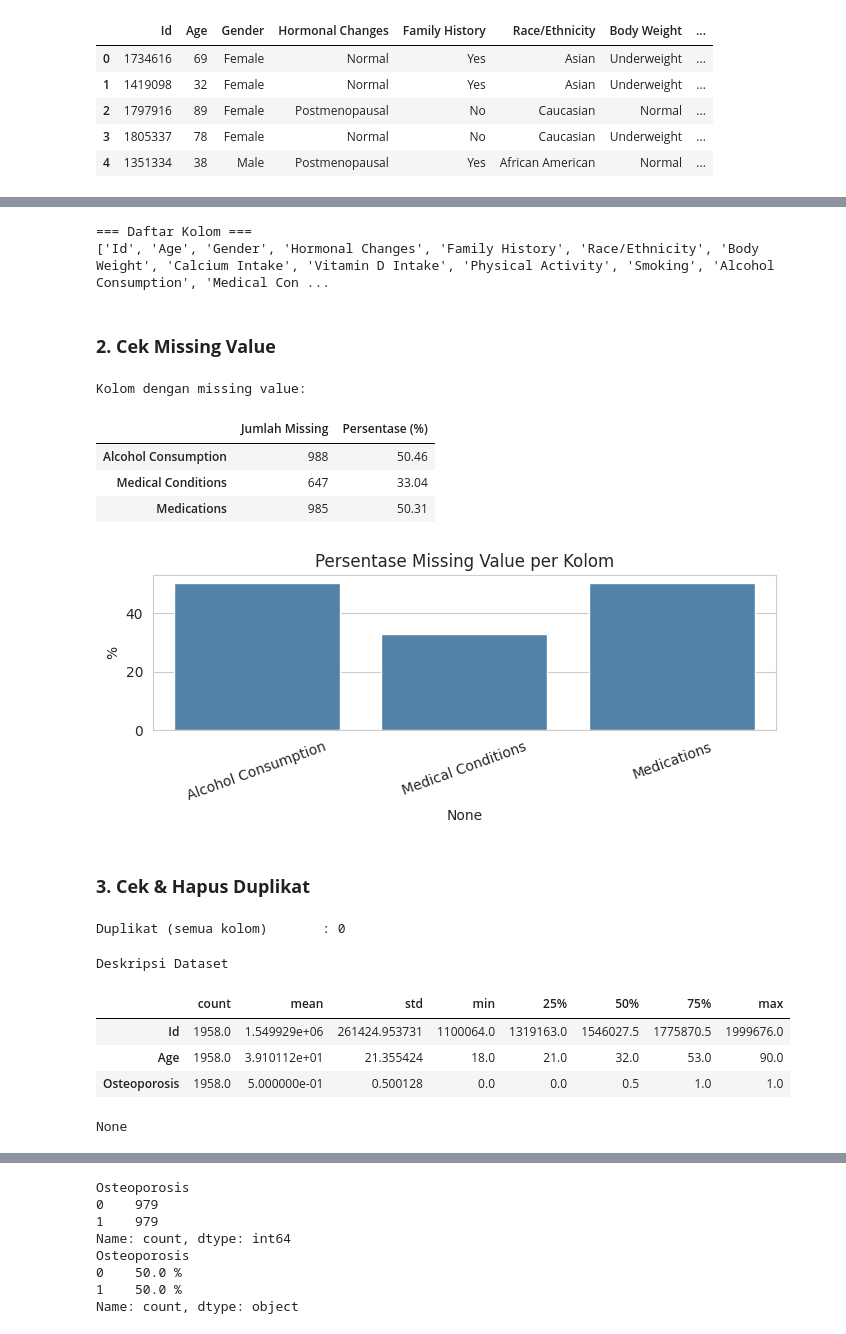
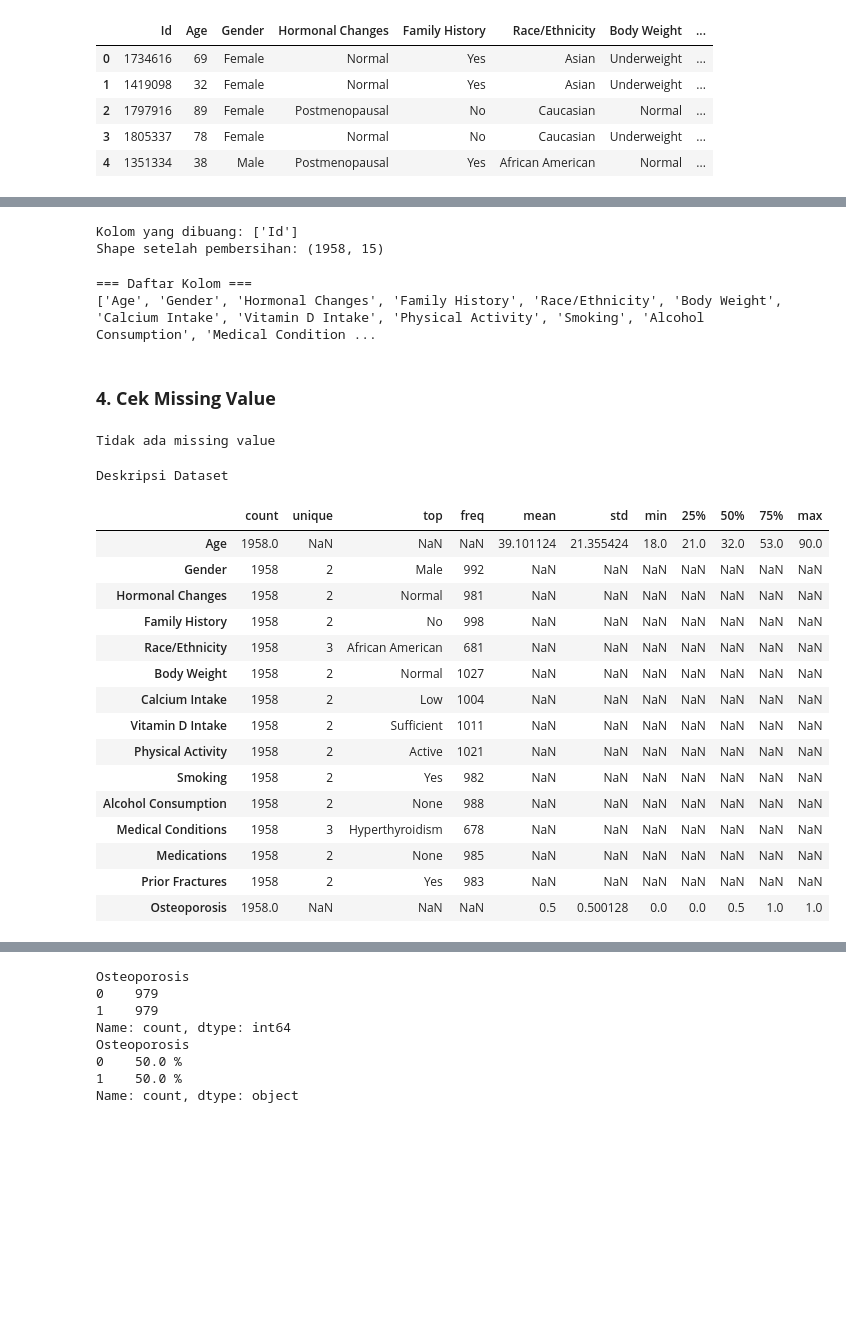
Before and after one commit to danishsuryarirta-create/Tugas_Akhir, a Jupyter notebook: Osteoporosis_TA.ipynb, the cells around one changed output, grey strips where cells are left out. Drawn from its saved outputs; the diff is of its cells as text; code cells hidden in the pictures; blank space fills up the shorter version.

```diff
--- a/Osteoporosis_TA.ipynb
+++ b/Osteoporosis_TA.ipynb
@@ -14,7 +14,7 @@ pd.set_option("display.max_columns", None)
 # %% [markdown]
 ## **Input Dataset**
 # %%
-df = pd.read_csv('osteoporosis.csv')
+df = pd.read_csv('osteoporosis.csv', keep_default_na=False)
 print(f'Shape dataset : {df.shape}')
 print(f'Jumlah baris  : {df.shape[0]:,}')
 print(f'Jumlah kolom  : {df.shape[1]}')
@@ -103,14 +113,27 @@ Medications               1
 Prior Fractures           2
 Osteoporosis              2
 dtype: int64
+# %%
+# Menghapus kolom Id jika masih ada
+df = df.drop(columns=['Id'], errors='ignore')
+
+# Mencari dan menghapus kolom yang hanya punya 1 nilai unik
+kolom_konstan = [col for col in df.columns if df[col].nunique() == 1]
+df = df.drop(columns=kolom_konstan, errors='ignore')
+
+print("\nKolom yang dibuang:", ['Id'] + kolom_konstan)
+print("Shape setelah pembersihan:", df.shape)
+# %% [output]
+Kolom yang dibuang: ['Id']
+Shape setelah pembersihan: (1958, 15)
 # %%
 print("\n=== Daftar Kolom ===")
 print(df.columns.tolist())
 # %% [output]
 === Daftar Kolom ===
-['Id', 'Age', 'Gender', 'Hormonal Changes', 'Family History', 'Race/Ethnicity', 'Body Weight', 'Calcium Intake', 'Vitamin D Intake', 'Physical Activity', 'Smoking', 'Alcohol Consumption', 'Medical Con ...
+['Age', 'Gender', 'Hormonal Changes', 'Family History', 'Race/Ethnicity', 'Body Weight', 'Calcium Intake', 'Vitamin D Intake', 'Physical Activity', 'Smoking', 'Alcohol Consumption', 'Medical Condition ...
 # %% [markdown]
-### **2. Cek Missing Value**
+### **4. Cek Missing Value**
 # %%
 missing = df.isnull().sum()
 missing_pct = (missing / len(df) * 100).round(2)
@@ -136,28 +159,26 @@ else:
     plt.tight_layout()
     plt.show()
 # %% [output]
-Kolom dengan missing value:
+Tidak ada missing value
-|  | Jumlah Missing | Persentase (%) |
-| Alcohol Consumption | 988 | 50.46 |
-| Medical Conditions | 647 | 33.04 |
-| Medications | 985 | 50.31 |
-[figure, removed]
-# %% [markdown]
-### **3. Cek & Hapus Duplikat**
-# %%
-# Duplikat berdasarkan seluruh kolom
-dup_all = df.duplicated().sum()
-print("Duplikat (semua kolom)       :", dup_all)
-# %% [output]
-Duplikat (semua kolom)       : 0
 # %%
 print("Deskripsi Dataset")
-print(display(df.describe().T))
+display(df.describe(include="all").T)
 # %% [output]
 Deskripsi Dataset
-|  | count | mean | std | min | 25% | 50% | 75% | max |
-| Id | 1958.0 | 1.549929e+06 | 261424.953731 | 1100064.0 | 1319163.0 | 1546027.5 | 1775870.5 | 1999676.0 |
-| Age | 1958.0 | 3.910112e+01 | 21.355424 | 18.0 | 21.0 | 32.0 | 53.0 | 90.0 |
-| Osteoporosis | 1958.0 | 5.000000e-01 | 0.500128 | 0.0 | 0.0 | 0.5 | 1.0 | 1.0 |
+|  | count | unique | top | freq | mean | std | min | 25% | 50% | 75% | max |
+| Age | 1958.0 | NaN | NaN | NaN | 39.101124 | 21.355424 | 18.0 | 21.0 | 32.0 | 53.0 | 90.0 |
+| Gender | 1958 | 2 | Male | 992 | NaN | NaN | NaN | NaN | NaN | NaN | NaN |
+| Hormonal Changes | 1958 | 2 | Normal | 981 | NaN | NaN | NaN | NaN | NaN | NaN | NaN |
+| Family History | 1958 | 2 | No | 998 | NaN | NaN | NaN | NaN | NaN | NaN | NaN |
+| Race/Ethnicity | 1958 | 3 | African American | 681 | NaN | NaN | NaN | NaN | NaN | NaN | NaN |
+| Body Weight | 1958 | 2 | Normal | 1027 | NaN | NaN | NaN | NaN | NaN | NaN | NaN |
+| Calcium Intake | 1958 | 2 | Low | 1004 | NaN | NaN | NaN | NaN | NaN | NaN | NaN |
+| Vitamin D Intake | 1958 | 2 | Sufficient | 1011 | NaN | NaN | NaN | NaN | NaN | NaN | NaN |
+| Physical Activity | 1958 | 2 | Active | 1021 | NaN | NaN | NaN | NaN | NaN | NaN | NaN |
+| Smoking | 1958 | 2 | Yes | 982 | NaN | NaN | NaN | NaN | NaN | NaN | NaN |
+| Alcohol Consumption | 1958 | 2 | None | 988 | NaN | NaN | NaN | NaN | NaN | NaN | NaN |
+| Medical Conditions | 1958 | 3 | Hyperthyroidism | 678 | NaN | NaN | NaN | NaN | NaN | NaN | NaN |
+| Medications | 1958 | 2 | None | 985 | NaN | NaN | NaN | NaN | NaN | NaN | NaN |
+| Prior Fractures | 1958 | 2 | Yes | 983 | NaN | NaN | NaN | NaN | NaN | NaN | NaN |
+| Osteoporosis | 1958.0 | NaN | NaN | NaN | 0.5 | 0.500128 | 0.0 | 0.0 | 0.5 | 1.0 | 1.0 |
-None
 # %% [markdown]
```
Also changed, not shown: parts of 24 cells of this notebook.
